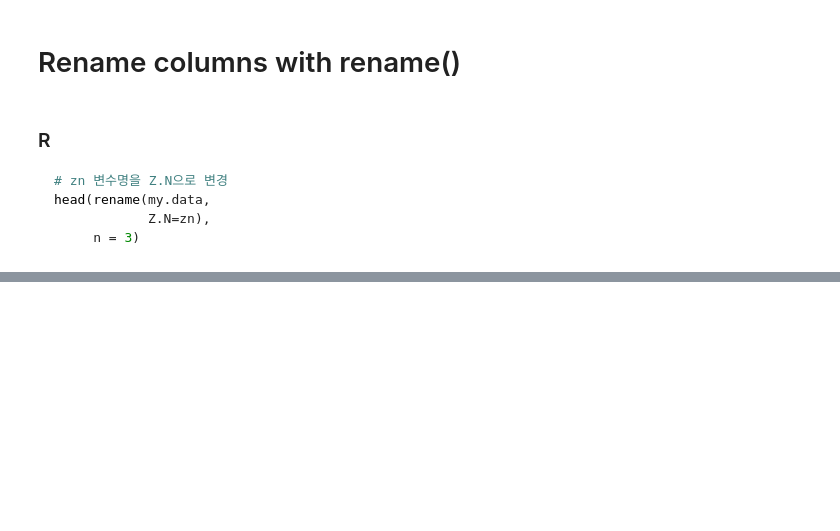
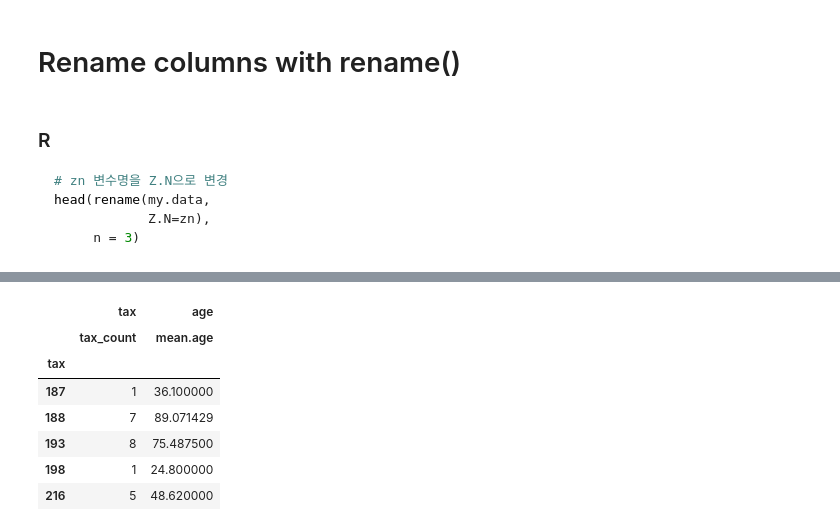
Before and after one commit to gguri/Python-study, a Jupyter notebook: pandas/pandas mapping to R dplyr.ipynb, the cells around one changed output, grey strips where cells are left out. Drawn from its saved outputs; the diff is of its cells as text; code cells hidden in the pictures; blank space fills up the shorter version.

```diff
--- a/pandas/pandas mapping to R dplyr.ipynb
+++ b/pandas/pandas mapping to R dplyr.ipynb
@@ -153,0 +310,18 @@ data.rename(columns = {"zn" : "Z.N"}).head(3)
+# %%
+data.groupby('tax').agg({
+    'tax' : {
+        'tax_count' : 'count'
+    },
+    'age' : {
+        'mean.age' : 'mean'
+    }
+}).head()
+# %% [output]
+|  | tax | age |
+|  | tax_count | mean.age |
+| tax |  |  |
+| 187 | 1 | 36.100000 |
+| 188 | 7 | 89.071429 |
+| 193 | 8 | 75.487500 |
+| 198 | 1 | 24.800000 |
+| 216 | 5 | 48.620000 |
```
Also changed, not shown: parts of 25 cells of this notebook.
